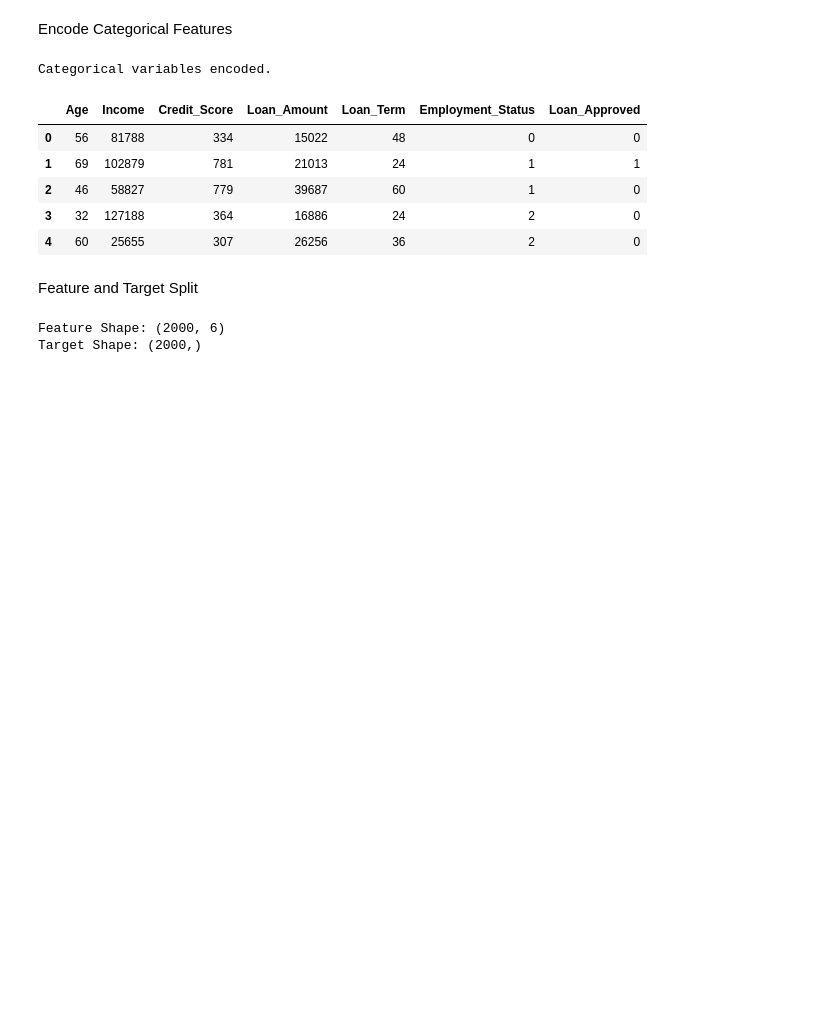
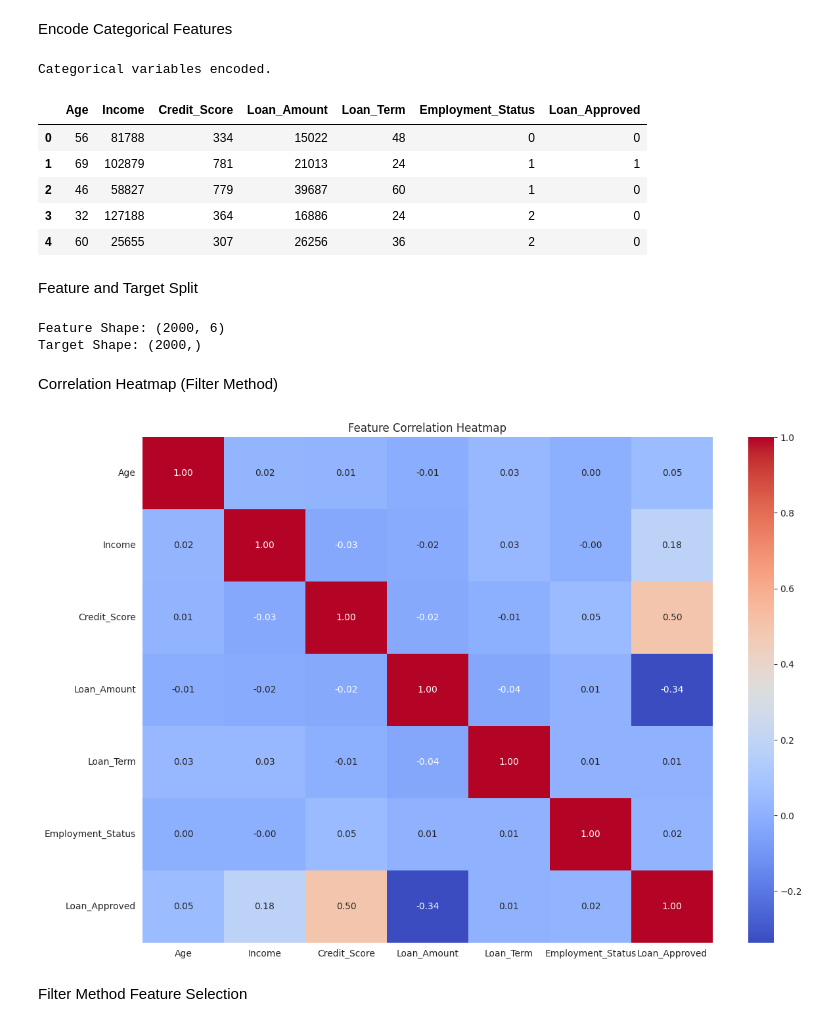
Before and after one commit to Yeabebe/explainable-ai, a Jupyter notebook: loan_approval_xai_analysis.ipynb, the cells around one changed output. Cells and saved outputs as stored; diff of their text form; code cells hidden in the pictures; blank space fills up the shorter version.

Commit message:
Add filter method and feature selection

```diff
--- a/loan_approval_xai_analysis.ipynb
+++ b/loan_approval_xai_analysis.ipynb
@@ -158,3 +158,21 @@ print("Target Shape:", y.shape)
 # %% [output]
 Feature Shape: (2000, 6)
 Target Shape: (2000,)
+# %% [markdown]
+Correlation Heatmap (Filter Method)
+# %%
+plt.figure(figsize=(14, 10))
+
+sns.heatmap(
+    df.corr(),
+    annot=True,
+    cmap="coolwarm",
+    fmt=".2f"
+)
+
+plt.title("Feature Correlation Heatmap")
+plt.show()
+# %% [output]
+[figure, added]
+# %% [markdown]
+Filter Method Feature Selection
```
Also changed, not shown: parts of 1 cell of this notebook.
